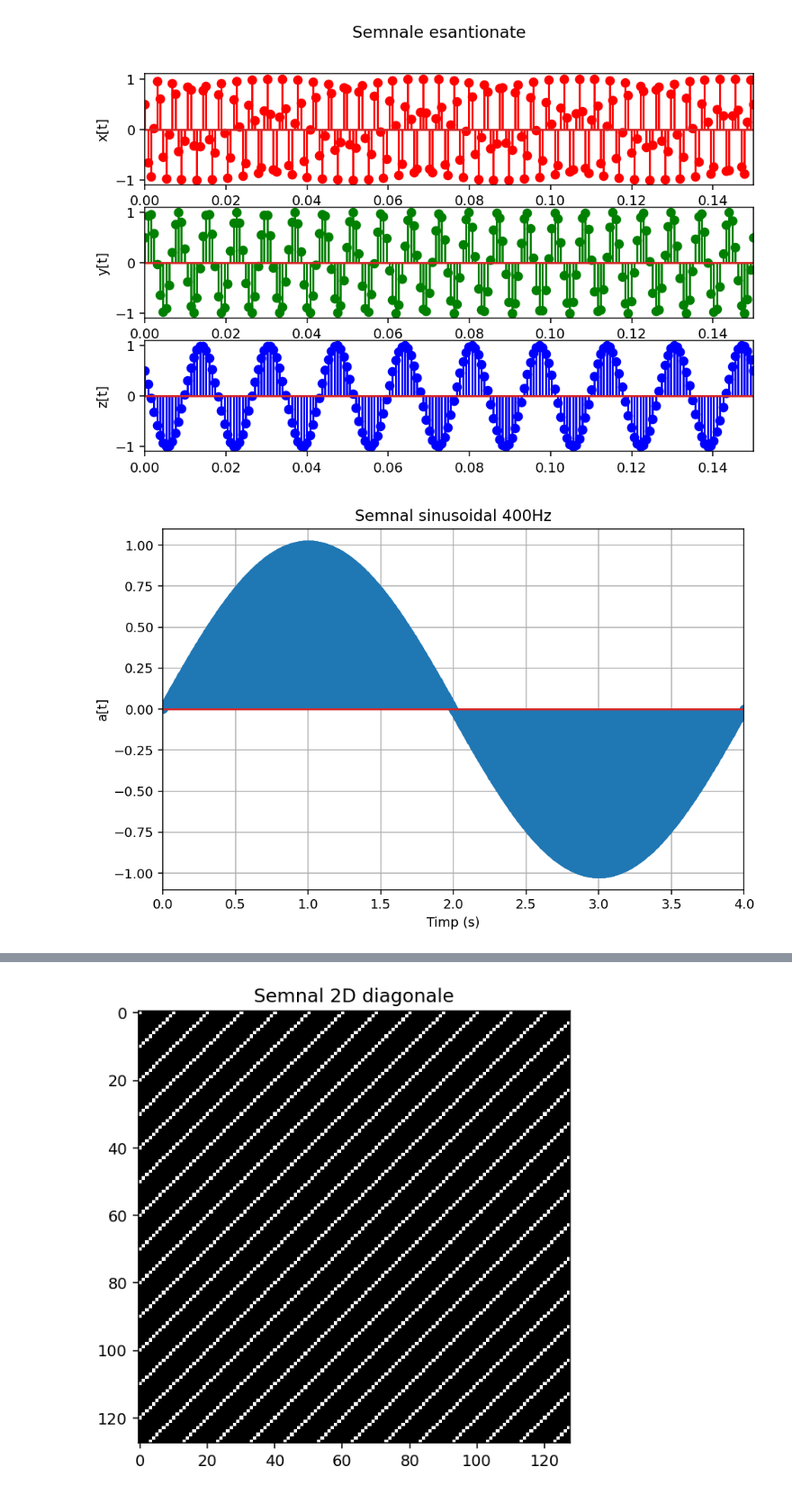
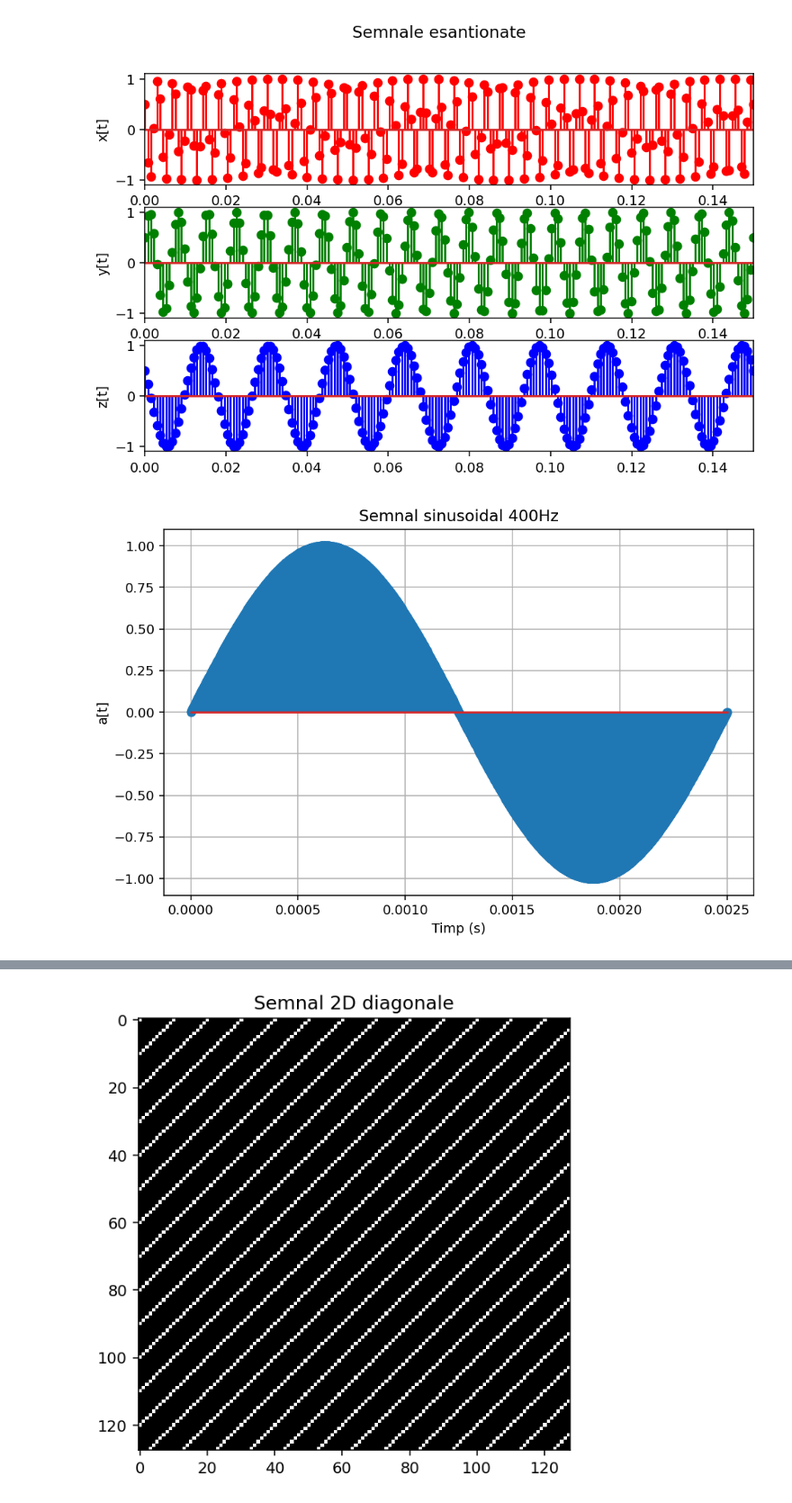
Before and after one commit to lmihaig/facultate, a Jupyter notebook: An4/Sem1/ProcSemn/lab/lab01/lab1.ipynb, the cells around one changed output, grey strips where cells are left out. Shown at 90% size. Saved outputs shown, nothing was run; the diff lists cells and outputs as text; code cells hidden in the pictures.

```diff
--- a/An4/Sem1/ProcSemn/lab/lab01/lab1.ipynb
+++ b/An4/Sem1/ProcSemn/lab/lab01/lab1.ipynb
@@ -58,17 +58,16 @@ plt.show()
 # %%
 # 2
 # a
-freq = 400
-nr_esantioane = 1600
-t = np.linspace(0, nr_esantioane / freq, nr_esantioane)
-plt.stem(t, np.sin(2 * np.pi * freq * t))
+freq_signal = 400
+samples = 1600
+t = np.linspace(0, 1 / freq_signal, samples)
+plt.stem(t, np.sin(2 * np.pi * freq_signal * t))
 plt.title("Semnal sinusoidal 400Hz")
 plt.xlabel("Timp (s)")
 plt.ylabel("a[t]")
-plt.xlim(0, nr_esantioane / freq)
 plt.grid(True)
 plt.show()
 # %% [output]
-[figure, old version]
+[figure, new version]
 # %%
 # b
```
Also changed, not shown: parts of 4 cells of this notebook, 2 other files.
